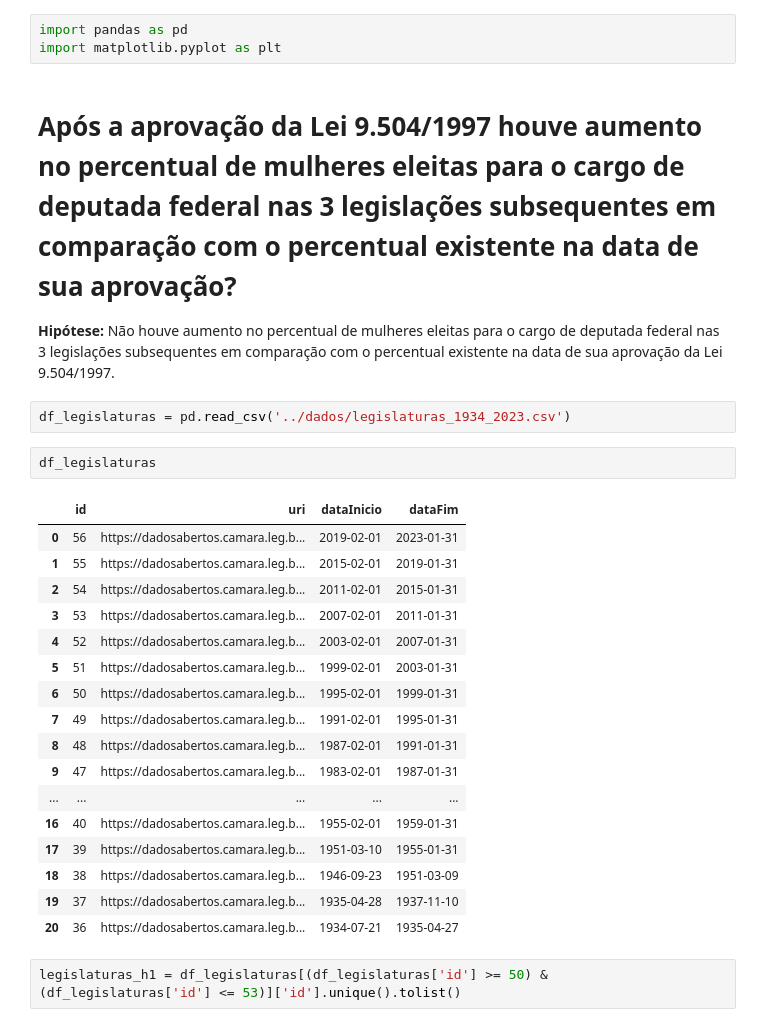
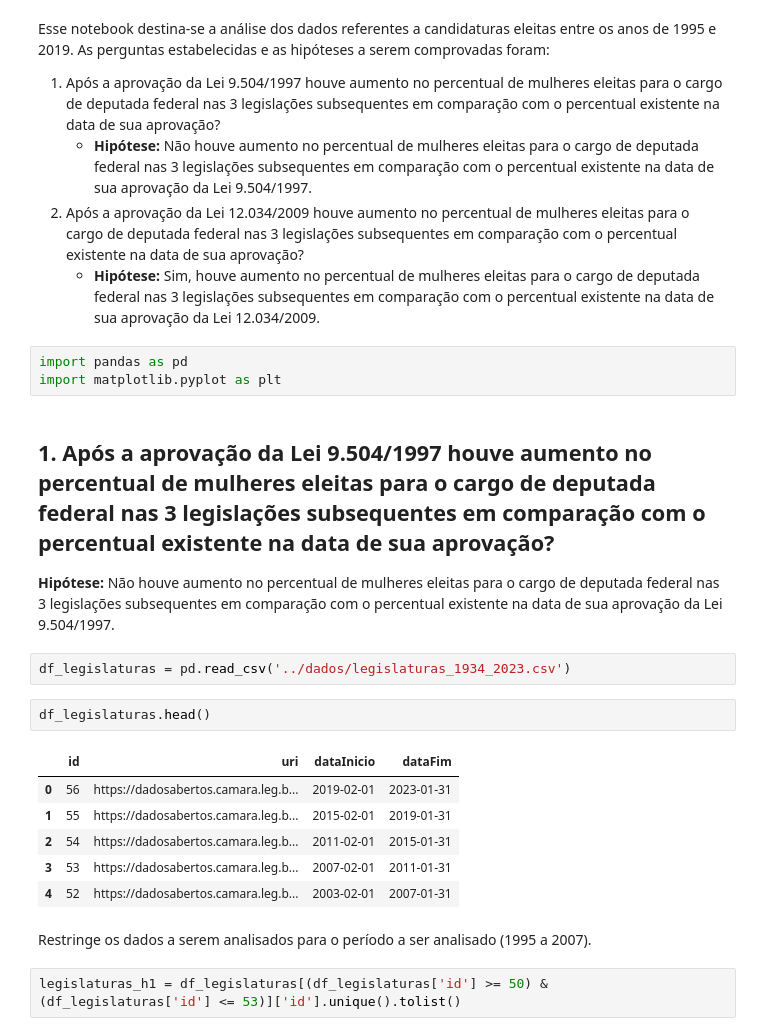
Before and after one commit to cecivieira/cotas-genero-eleicoes-e-proposicoes-legislativas, a Jupyter notebook: analise-dados/analise-candidaturas-eleitas.ipynb, the cells around one changed output. Saved outputs shown, nothing was run; the diff lists cells and outputs as text.

Commit message:
revisa storytelling de todos os notebooks

```diff
--- a/analise-dados/analise-candidaturas-eleitas.ipynb
+++ b/analise-dados/analise-candidaturas-eleitas.ipynb
@@ -1,31 +1,29 @@
+# %% [markdown]
+Esse notebook destina-se a análise dos dados referentes a candidaturas eleitas entre os anos de 1995 e 2019. As perguntas estabelecidas e as hipóteses a serem comprovadas foram:
+
+1. Após a aprovação da Lei 9.504/1997 houve aumento no percentual de mulheres eleitas para o cargo de deputada federal nas 3 legislações subsequentes em comparação com o percentual existente na data de sua aprovação?
+    - **Hipótese:** Não houve aumento no percentual de mulheres eleitas para o cargo de deputada federal nas 3 legislações subsequentes em comparação com o percentual existente na data de sua aprovação da Lei 9.504/1997.
+2. Após a aprovação da Lei 12.034/2009 houve aumento no percentual de mulheres eleitas para o cargo de deputada federal nas 3 legislações subsequentes em comparação com o percentual existente na data de sua aprovação?
+    - **Hipótese:** Sim, houve aumento no percentual de mulheres eleitas para o cargo de deputada federal nas 3 legislações subsequentes em comparação com o percentual existente na data de sua aprovação da Lei 12.034/2009.
 # %%
 import pandas as pd
 import matplotlib.pyplot as plt
 # %% [markdown]
-# Após a aprovação da Lei 9.504/1997 houve aumento no percentual de mulheres eleitas para o cargo de deputada federal nas 3 legislações subsequentes em comparação com o percentual existente na data de sua aprovação?
+## 1. Após a aprovação da Lei 9.504/1997 houve aumento no percentual de mulheres eleitas para o cargo de deputada federal nas 3 legislações subsequentes em comparação com o percentual existente na data de sua aprovação?
 **Hipótese:** Não houve aumento no percentual de mulheres eleitas para o cargo de deputada federal nas 3 legislações subsequentes em comparação com o percentual existente na data de sua aprovação da Lei 9.504/1997.
 # %%
 df_legislaturas = pd.read_csv('../dados/legislaturas_1934_2023.csv')
 # %%
-df_legislaturas
+df_legislaturas.head()
 # %% [output]
 |  | id | uri | dataInicio | dataFim |
 | 0 | 56 | https://dadosabertos.camara.leg.b... | 2019-02-01 | 2023-01-31 |
 | 1 | 55 | https://dadosabertos.camara.leg.b... | 2015-02-01 | 2019-01-31 |
 | 2 | 54 | https://dadosabertos.camara.leg.b... | 2011-02-01 | 2015-01-31 |
 | 3 | 53 | https://dadosabertos.camara.leg.b... | 2007-02-01 | 2011-01-31 |
 | 4 | 52 | https://dadosabertos.camara.leg.b... | 2003-02-01 | 2007-01-31 |
-| 5 | 51 | https://dadosabertos.camara.leg.b... | 1999-02-01 | 2003-01-31 |
-| 6 | 50 | https://dadosabertos.camara.leg.b... | 1995-02-01 | 1999-01-31 |
-| 7 | 49 | https://dadosabertos.camara.leg.b... | 1991-02-01 | 1995-01-31 |
-| 8 | 48 | https://dadosabertos.camara.leg.b... | 1987-02-01 | 1991-01-31 |
-| 9 | 47 | https://dadosabertos.camara.leg.b... | 1983-02-01 | 1987-01-31 |
-| ... | ... | ... | ... | ... |
-| 16 | 40 | https://dadosabertos.camara.leg.b... | 1955-02-01 | 1959-01-31 |
-| 17 | 39 | https://dadosabertos.camara.leg.b... | 1951-03-10 | 1955-01-31 |
-| 18 | 38 | https://dadosabertos.camara.leg.b... | 1946-09-23 | 1951-03-09 |
-| 19 | 37 | https://dadosabertos.camara.leg.b... | 1935-04-28 | 1937-11-10 |
-| 20 | 36 | https://dadosabertos.camara.leg.b... | 1934-07-21 | 1935-04-27 |
+# %% [markdown]
+Restringe os dados a serem analisados para o período a ser analisado (1995 a 2007).
 # %%
 legislaturas_h1 = df_legislaturas[(df_legislaturas['id'] >= 50) & (df_legislaturas['id'] <= 53)]['id'].unique().tolist()
 # %%
```
Also changed, not shown: parts of 13 cells of this notebook, 5 other files.
